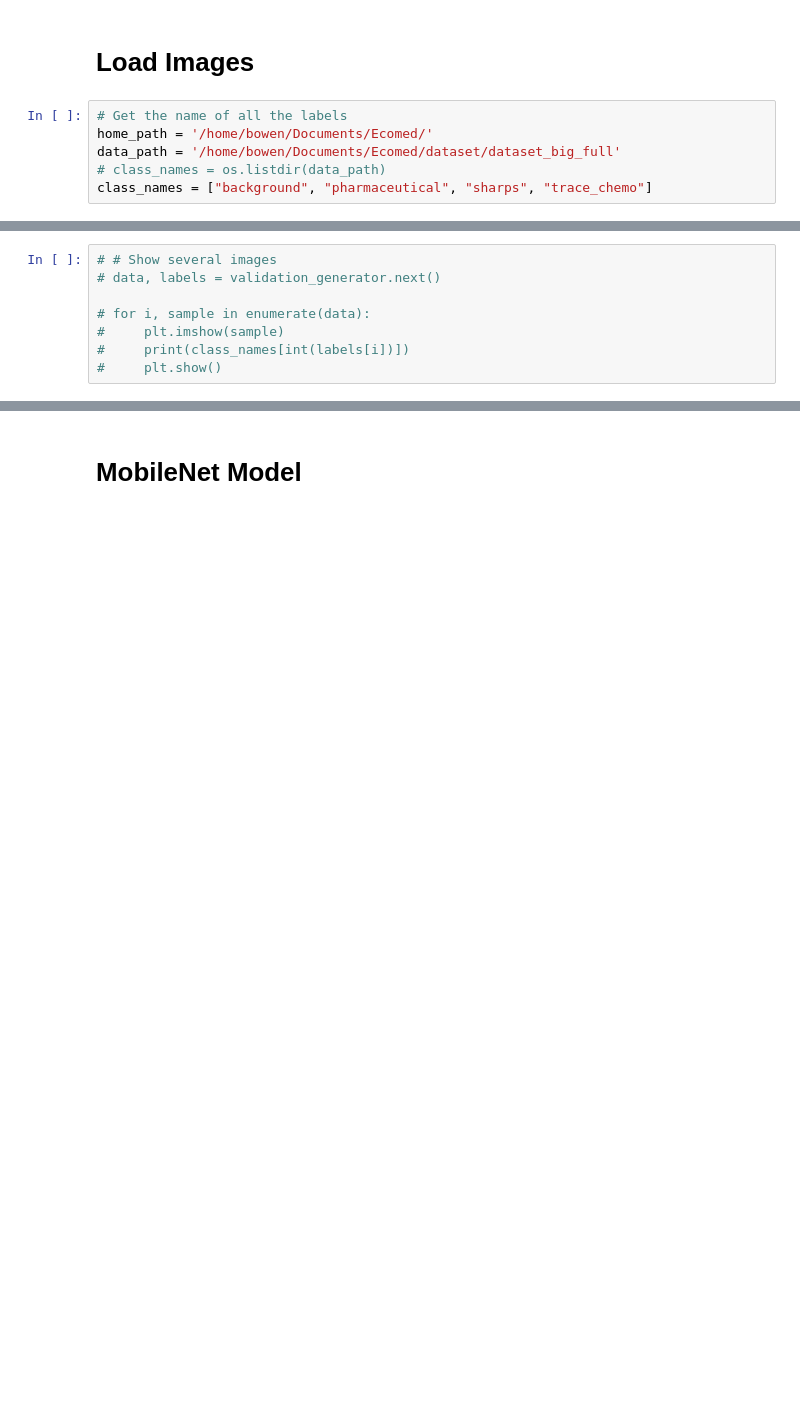
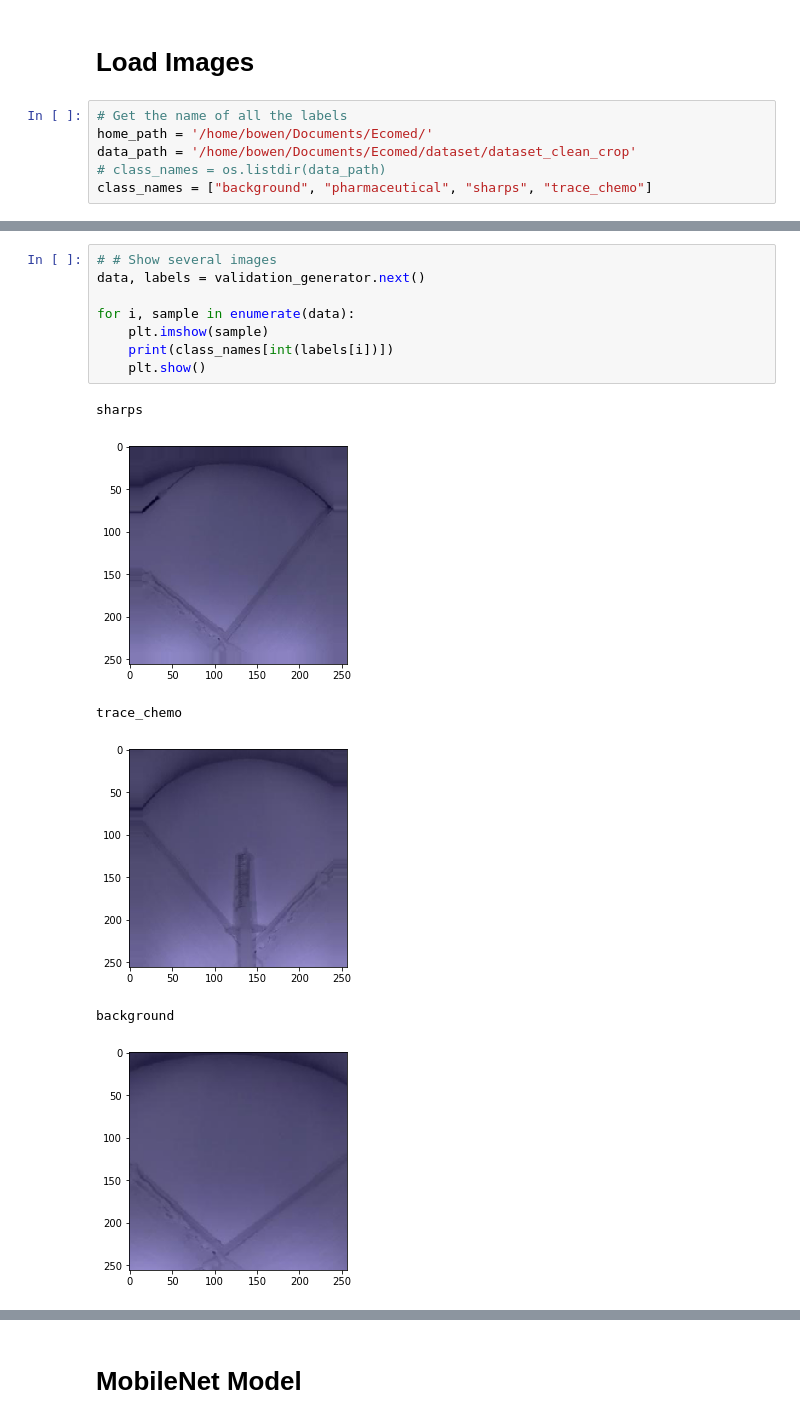
Before and after one commit to BowenBZ/Medical_Waste_Sorting_System, a Jupyter notebook: train_model.ipynb, the cells around one changed output, grey strips where cells are left out. Drawn from its saved outputs; the diff is of its cells as text; blank space fills up the shorter version.

Commit message:
update clean model

```diff
--- a/train_model.ipynb
+++ b/train_model.ipynb
@@ -29,7 +46,7 @@ from tensorflow.keras.layers import Dense, Dropout
 # %%
 # Get the name of all the labels
 home_path = '/home/bowen/Documents/Ecomed/'
-data_path = '/home/bowen/Documents/Ecomed/dataset/dataset_big_full'
+data_path = '/home/bowen/Documents/Ecomed/dataset/dataset_clean_crop'
 # class_names = os.listdir(data_path)
 class_names = ["background", "pharmaceutical", "sharps", "trace_chemo"]
 # %%
@@ -64,8 +81,15 @@ Found 16665 images belonging to 4 classes.
 # %%
 # # Show several images
-# data, labels = validation_generator.next()
+data, labels = validation_generator.next()
 
-# for i, sample in enumerate(data):
-#     plt.imshow(sample)
-#     print(class_names[int(labels[i])])
-#     plt.show()
+for i, sample in enumerate(data):
+    plt.imshow(sample)
+    print(class_names[int(labels[i])])
+    plt.show()
+# %% [output]
+sharps
+[figure, added]
+trace_chemo
+[figure, added]
+background
+[figure, added]
```
Also changed, not shown: parts of 7 cells of this notebook, 8 other files.
